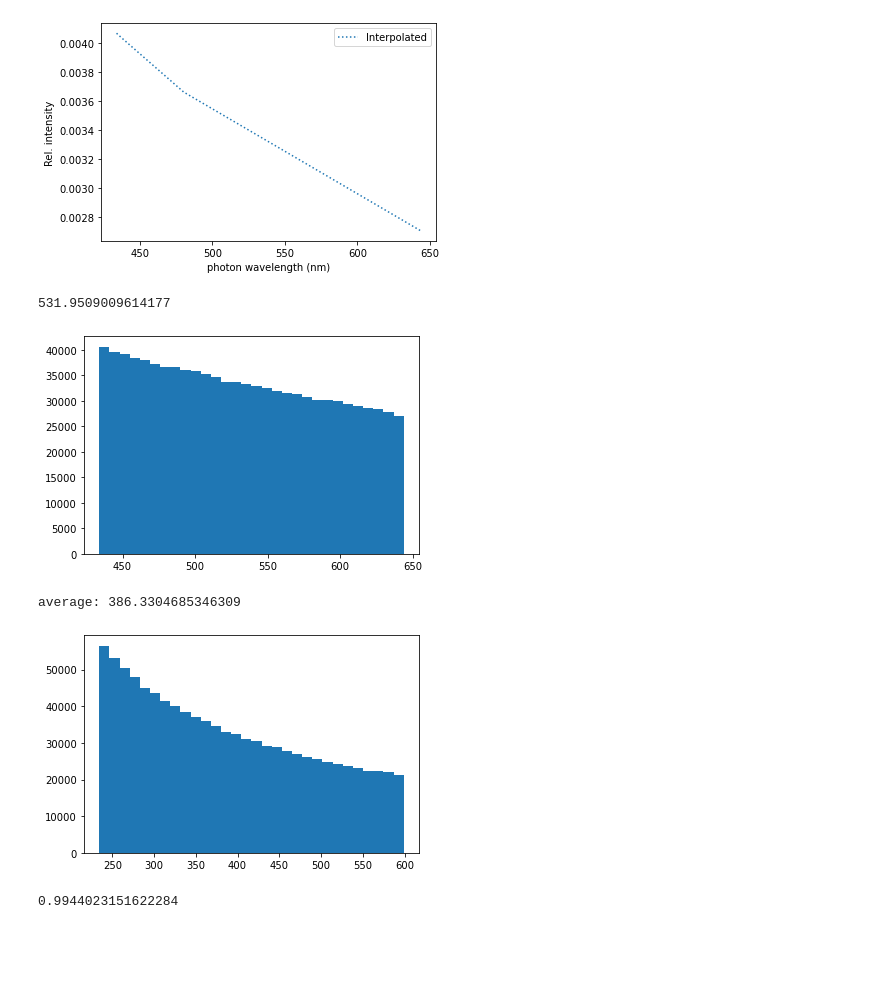
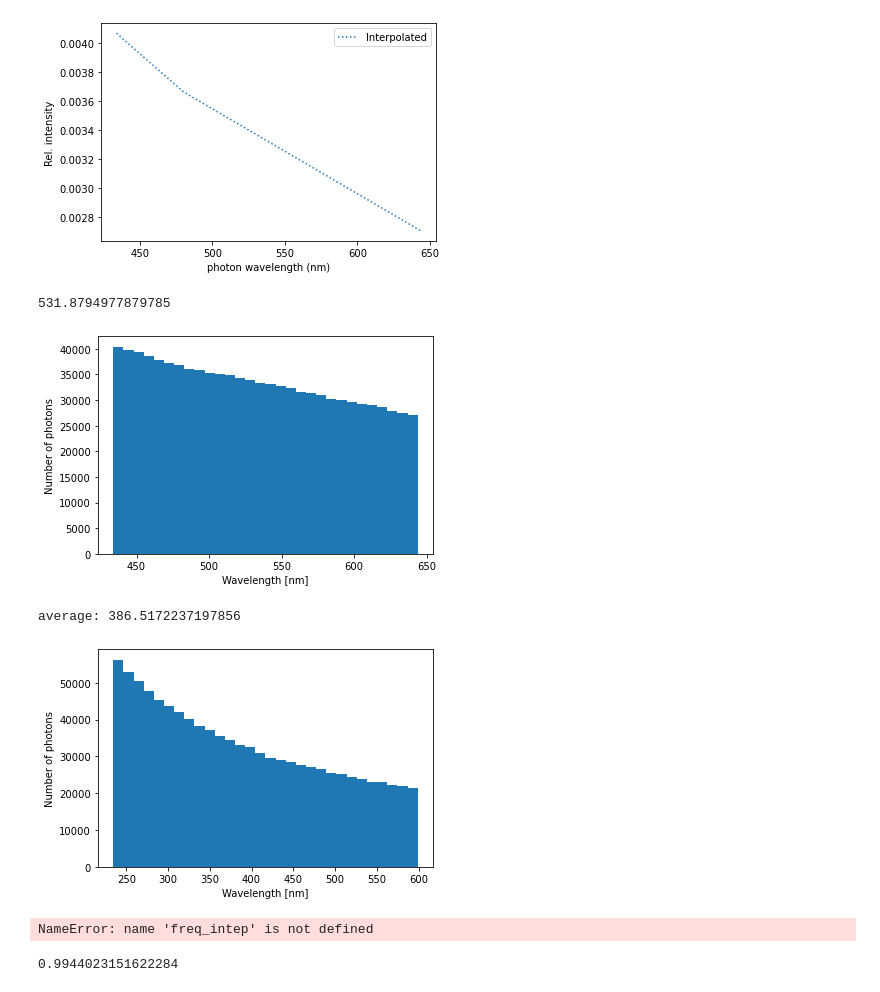
Before and after one commit to eklem1/OD_work, a Jupyter notebook: CherenkovLight.ipynb, the cells around one changed output. Saved outputs shown, nothing was run; the diff lists cells and outputs as text; code cells hidden in the pictures; blank space fills up the shorter version.

```diff
--- a/CherenkovLight.ipynb
+++ b/CherenkovLight.ipynb
@@ -142,26 +146,33 @@ photonWavelen = np.random.choice(wavelength_intep, p=E_loss_rel_intep, size=1000
 
 print(np.average(photonWavelen))
 plt.hist(photonWavelen, bins=30)
+plt.xlabel("Wavelength [nm]")
+plt.ylabel("Number of photons")
 plt.show()
 # %% [output]
-531.9509009614177
+531.8794977879785
-[figure, old version]
+[figure, new version]
 # %%
 NumPhotons = 1000000
 MuonEnergy = 1 #GeV
 
 randomWave = LittleFunction.getCherenkovWavelengthSample(NumPhotons, MuonEnergy, Interp=True)
 print("average:", np.average(randomWave))
 plt.hist(randomWave, bins=30)
+plt.xlabel("Wavelength [nm]")
+plt.ylabel("Number of photons")
 plt.show()
 # %% [output]
-average: 386.3304685346309
+average: 386.5172237197856
-[figure, old version]
+[figure, new version]
 # %%
-### third option where we interpolate the orginal data instead
-n_intep = np.interp(freq_intep, freq[::-1], n[::-1])
+# ### third option where we interpolate the orginal data instead?
+## not implemented
+# n_intep = np.interp(freq_intep, freq[::-1], n[::-1])
 
-E_loss, E_loss_rel = IntensityWavelength(freq, .99, n_intep)
+# E_loss, E_loss_rel = IntensityWavelength(freq, .99, n_intep)
+# %% [output]
+NameError: name 'freq_intep' is not defined
 # %%
 def GetBeta(energy):
     gamma = energy/0.10566 #where does this come from? is it mc^2 in GeV ? Yup it's the muon mass
```
Also changed, not shown: parts of 6 cells of this notebook, 3 other files.
